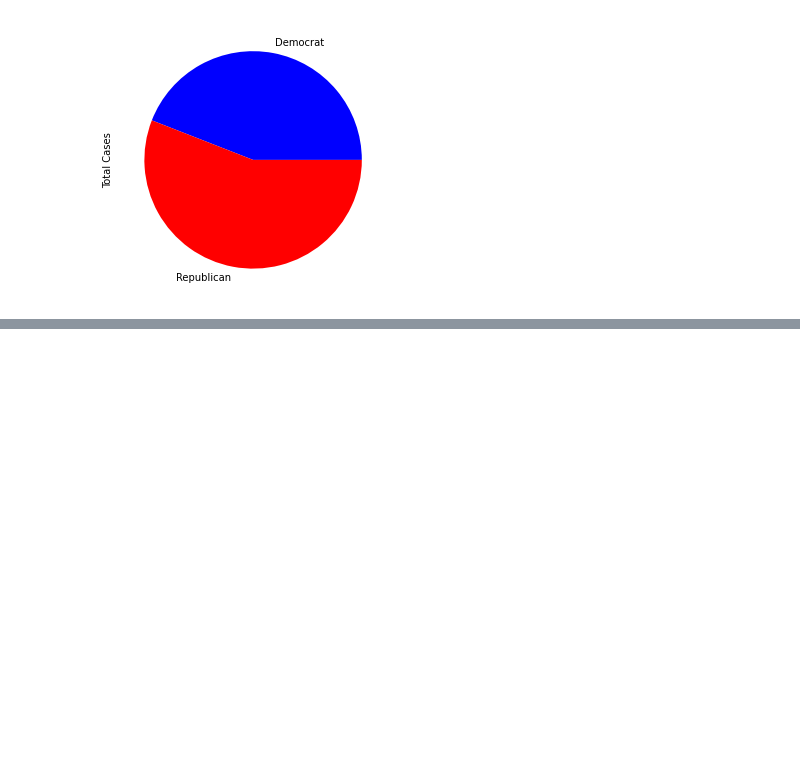
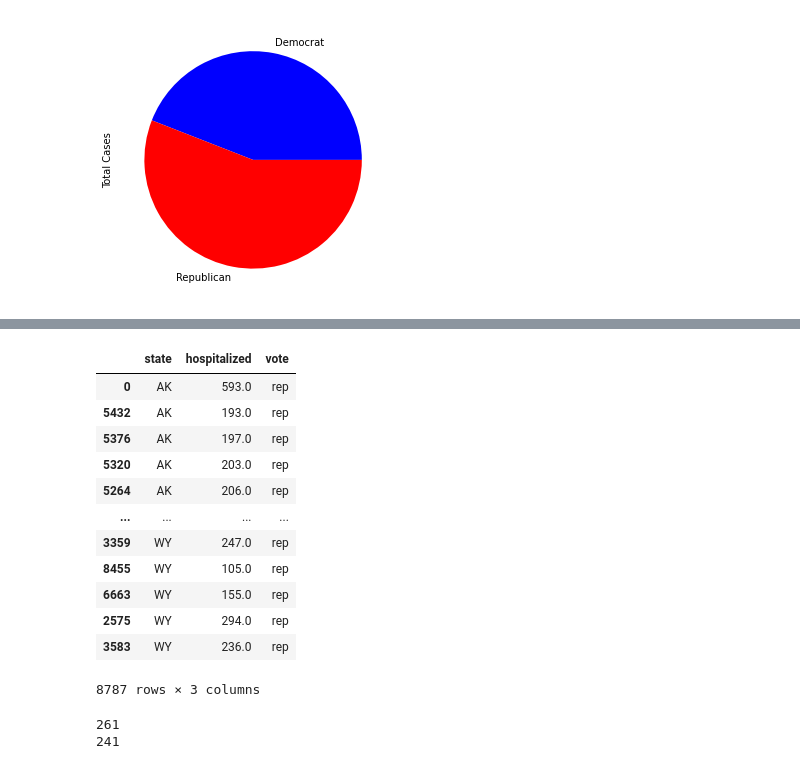
Before and after one commit to RicardoValdovinos/PolitiCovid19, a Jupyter notebook: main.ipynb, the cells around one changed output, grey strips where cells are left out. Saved outputs shown, nothing was run; the diff lists cells and outputs as text; code cells hidden in the pictures; blank space fills up the shorter version.

```diff
--- a/main.ipynb
+++ b/main.ipynb
@@ -197,7 +198,7 @@ merged_cases_df['case rate per 100000'].plot(
 # %% [output]
 [figure]
 # %%
-def filter_covid(single_column):
+def filter_covid(covid_df, single_column):
     df = covid_df[['state', single_column]]
     df = df.rename(columns={single_column: single_column.lower()})
 
@@ -206,8 +207,9 @@ def filter_covid(single_column):
         df = df[df['state'] != inverted_dict[territory]]
     df.sort_values('state')
 
-    for i in range(len(df)):
-        df.iloc[i]['state'] = us_state_abbrev[df.iloc[i]['state']]
+    if len(df.iloc[0]['state']) > 2:
+        for i in range(len(df)):
+            df.iloc[i]['state'] = us_state_abbrev[df.iloc[i]['state']]
 
     frames = [df.sort_values('state'), political_df.sort_values('state')]
     df = pd.merge(df, political_df, left_on='state', right_on='state', how='left')
@@ -247,0 +289,22 @@ plot = df.plot.pie(y='Total Cases', figsize=(5, 5), colors=['b','r'], legend=Non
+# %%
+viral_time_df = filter_covid(time_covid_df, 'hospitalized')
+viral_time_df = viral_time_df[viral_time_df['hospitalized'].notna()]
+display(viral_time_df)
+print(len(viral_time_df[viral_time_df['state'] == 'AZ']))
+print(len(viral_time_df[viral_time_df['state'] == 'HI']))
+# %% [output]
+|  | state | hospitalized | vote |
+| 0 | AK | 593.0 | rep |
+| 5432 | AK | 193.0 | rep |
+| 5376 | AK | 197.0 | rep |
+| 5320 | AK | 203.0 | rep |
+| 5264 | AK | 206.0 | rep |
+| ... | ... | ... | ... |
+| 3359 | WY | 247.0 | rep |
+| 8455 | WY | 105.0 | rep |
+| 6663 | WY | 155.0 | rep |
+| 2575 | WY | 294.0 | rep |
+| 3583 | WY | 236.0 | rep |
+8787 rows × 3 columns
+261
+241
```
Also changed, not shown: parts of 5 cells of this notebook.
